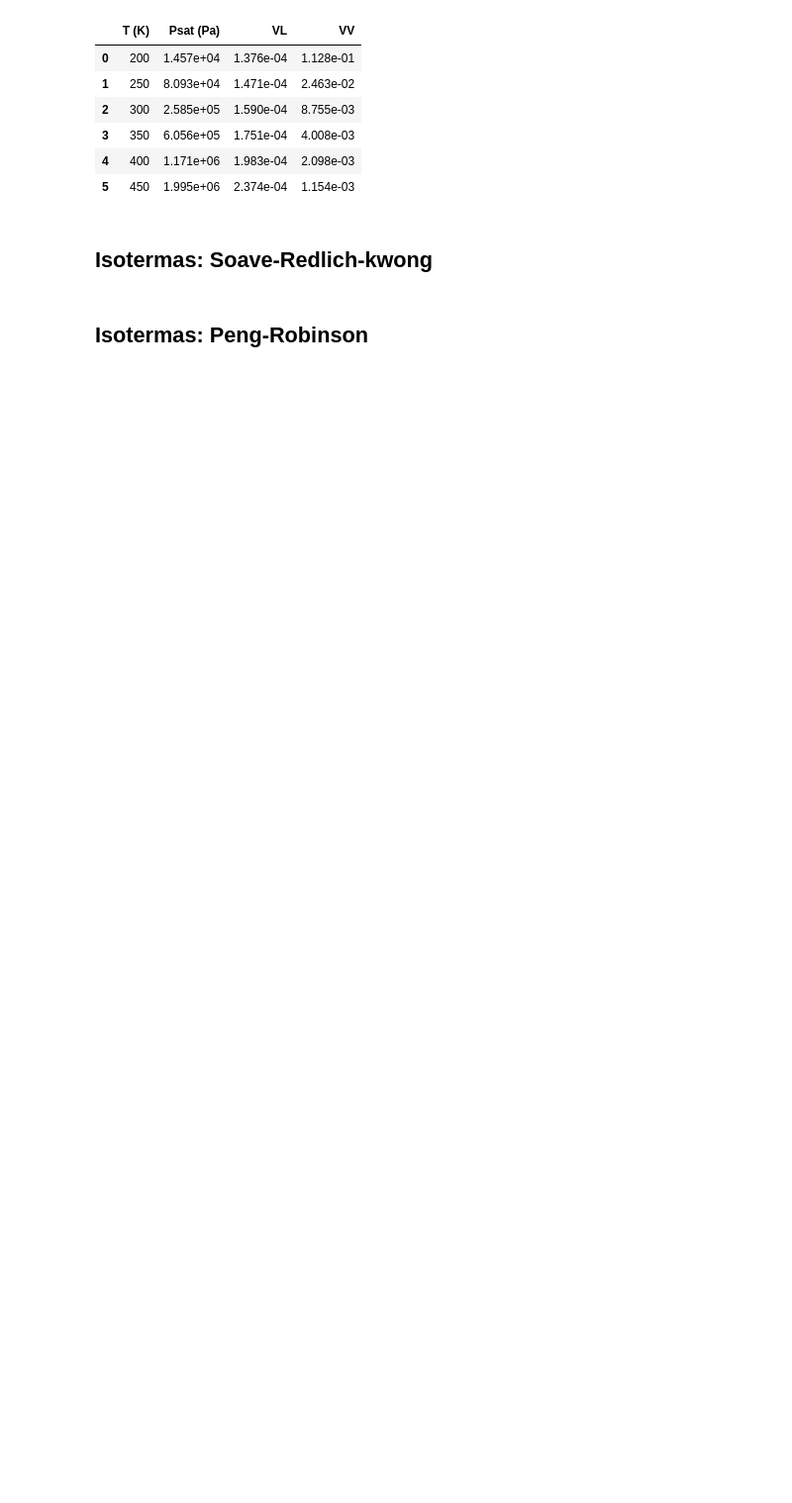
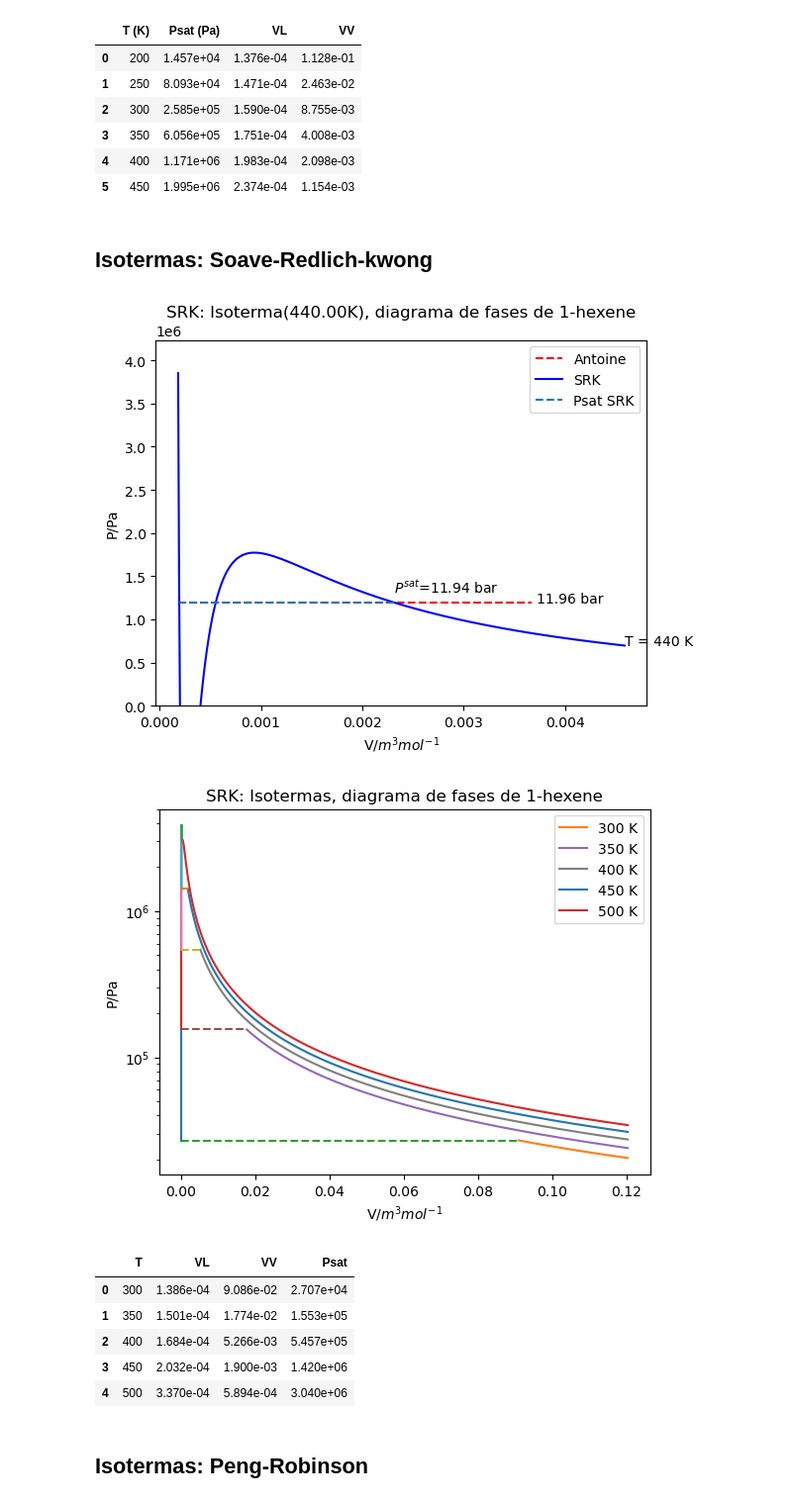
Before and after one commit to ChristianPh404/TQA, a Jupyter notebook: TQA (1).ipynb, the cells around one changed output. Shown at 99% size. Cells and saved outputs as stored; diff of their text form; code cells hidden in the pictures; blank space fills up the shorter version.

```diff
--- a/TQA (1).ipynb
+++ b/TQA (1).ipynb
@@ -1819,7 +1853,10 @@ display(df)
 ## Isotermas: Soave-Redlich-kwong
 # %%
 from scipy.optimize import fsolve
-
+import warnings
+# Desactivar advertencias temporales
+with warnings.catch_warnings():
+    warnings.simplefilter("ignore", category=Warning)
 def SRK(T,CritPoint=CritPoint,P=0,V=0):
     """
     Parameters
@@ -1885,22 +1922,33 @@ def PsatSRK(T, TC=TC, PC=PC):
             P = P[0]
         if P < 0:
             P = 1e-5
-        V_fases = SRK(T,P=P)
-        VL = min(V_fases)
-        VV = max(V_fases)
-        err = P*(VV-VL)-R*T*np.log((VV-b)/(VL-b))+a/b*np.log(VV*(VL+b)/VL/(VV+b))
-        if err.imag == 0:
-            return err
-        else:
-            return 1e3
+        try:
+            V_fases = SRK(T, P=P)
+            real_roots = np.real(V_fases)
+            if np.any(np.iscomplex(V_fases)):
+                # Si hay soluciones complejas, elige solo las raíces reales
+                real_roots = real_roots[np.isreal(real_roots)]
+                if len(real_roots) < 2:
+                    return 1e3  # Si no hay al menos dos raíces reales, devuelve un valor grande
+                VL = min(real_roots)
+                VV = max(real_roots)
+            else:
+                VL = min(real_roots)
+                VV = max(real_roots)
+            err = P*(VV-VL)-R*T*np.log((VV-b)/(VL-b))+a/b*np.log(VV*(VL+b)/VL/(VV+b))
+        except (ValueError, TypeError):
+             # Si hay un error al calcular las soluciones, devolver un valor grande
+             return 1e3
+        return err
+
 
     # De las soluciones de dP/dV=0, las dos primeras corresponden al mín. y max.
     Vextr = np.roots(np.array([R*T, 2*R*T*b-2*a, 3*a*b+R*T*b**2, 0, -a*b**3]))[0:2]
     Pextr = [p if p > 0 else 1e-5 for p in SRK(T, V=Vextr)]
-    [PsatSRK] = fsolve(PsatSRK0, sum(Pextr)/2)
+    [PsatSRK] = fsolve(PsatSRK0, float(np.sum(Pextr))/2)
     return PsatSRK
 
-
+VL_list, VV_list, Psat_list, T_list = [], [], [], []
 Psat=PsatSRK(T=T)
 # Calcula las tres soluciones para V a Psat
 Vsat3=SRK(P=Psat,T=T)
@@ -1924,36 +1972,51 @@ ax1.legend()
 ax1.set_ylim([0, 1.1*P_graf[0]])
 plt.show()
 
-Temp=np.array([200,250,300,350,400,450])
+Temp=np.array([300,350,400,450,500])
 # Límites representación Pmax y Vmax
 Pmax=1.2*PC
 Vmax=1.2*R*Temp[0]/Pv(An,Temp[0])
 plt.figure(1)
 for Ti in Temp:
     # Cálculo del Vmin a partir de Pmax y conversión a real. El menor valor es Vmin
     Vmin=SRK(P=Pmax,T=Ti)
     # La solución real es la correcta: busca la parte real con la imaginaria nula
     Vmin=[v.real for v in Vmin if (v.imag==0)]
     Vmin=Vmin[0]
     # Calcula valores de la isoterma para representar
     Psati=PsatSRK(T=Ti)
     # Calcula las tres soluciones para V a Psat
     Vsat3=SRK(P=Psati,T=Ti)
     VL=min(Vsat3)
     VV=max(Vsat3)
     V_graf1=np.linspace(Vmin,VL,100)
     V_graf2=np.linspace(VV,Vmax,500)
     P_graf1=SRK(V=V_graf1,T=Ti)
     P_graf2=SRK(V=V_graf2,T=Ti)
+    VL_list.append(VL)
+    VV_list.append(VV)
+    Psat_list.append(Psati)
+    T_list.append(Ti)
     # Representación de la isoterma
     plt.semilogy(V_graf1,P_graf1)
     plt.plot(V_graf2,P_graf2,label=str(Ti)+' K')
     plt.plot([VL,VV],[Psati,Psati],'--')
 plt.xlabel('V/$m^3 mol^{-1}$')
 plt.ylabel('P/Pa')
 plt.title('SRK: Isotermas, diagrama de fases de '+sustancia)
 plt.legend()
 plt.show()
+df = pd.DataFrame({'T': T_list, 'VL': VL_list, 'VV': VV_list, 'Psat': Psat_list})
+display(df)
+# %% [output]
+[figure, added]
+[figure, added]
+|  | T | VL | VV | Psat |
+| 0 | 300 | 1.386e-04 | 9.086e-02 | 2.707e+04 |
+| 1 | 350 | 1.501e-04 | 1.774e-02 | 1.553e+05 |
+| 2 | 400 | 1.684e-04 | 5.266e-03 | 5.457e+05 |
+| 3 | 450 | 2.032e-04 | 1.900e-03 | 1.420e+06 |
+| 4 | 500 | 3.370e-04 | 5.894e-04 | 3.040e+06 |
 # %% [markdown]
 ## Isotermas: Peng-Robinson
 # %%
```
Also changed, not shown: parts of 19 cells of this notebook.
